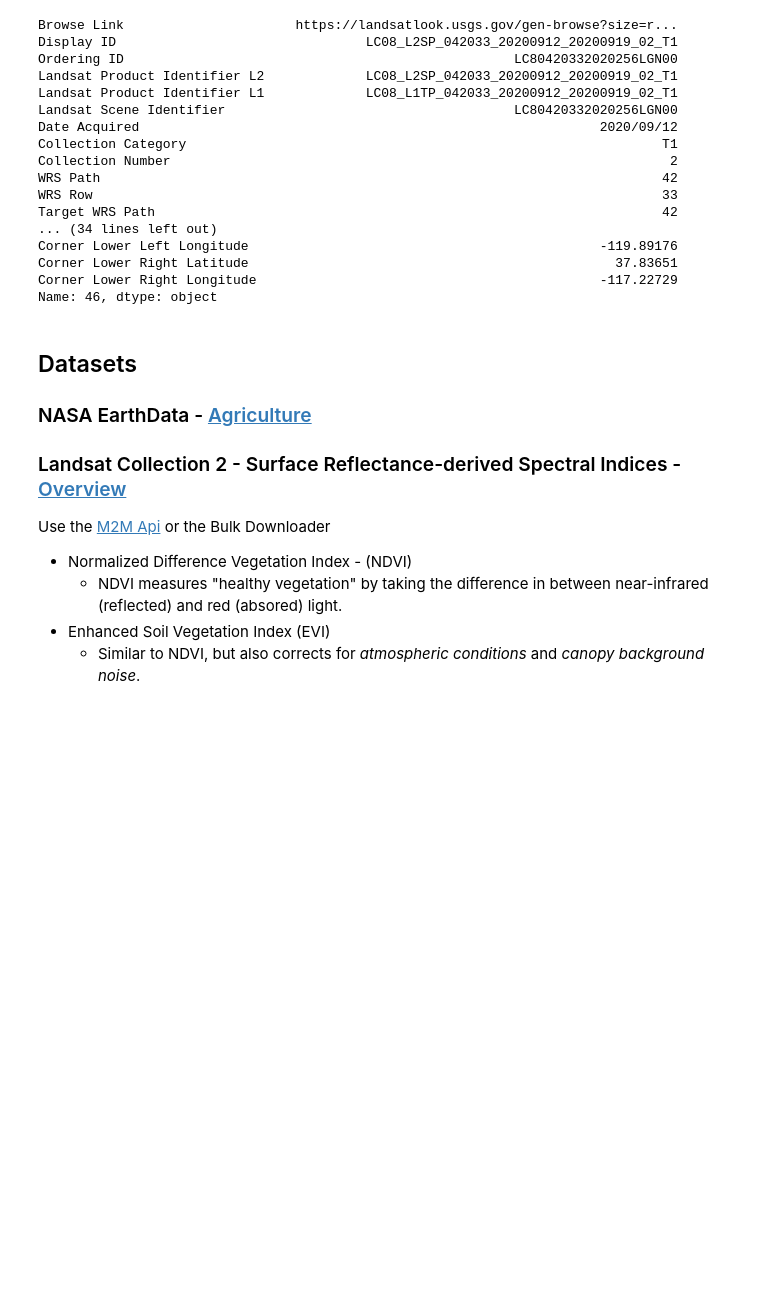
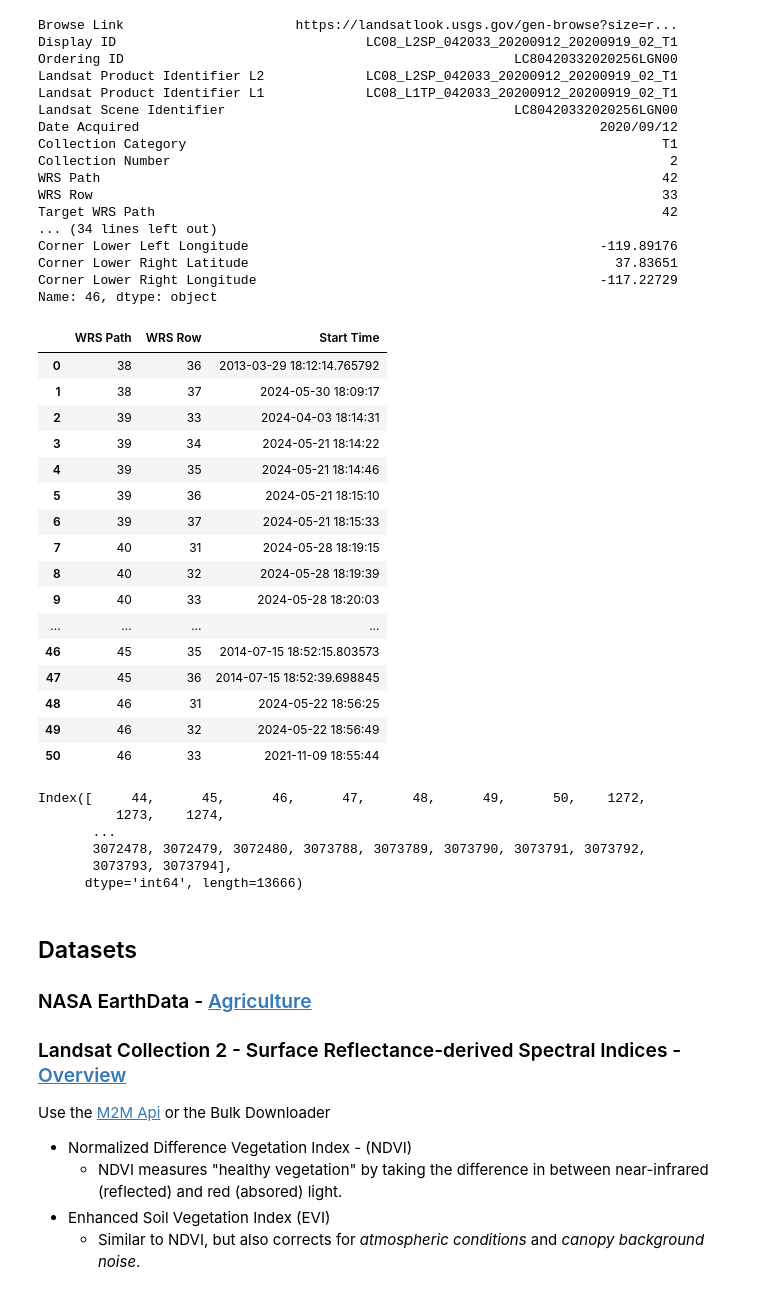
Before and after one commit to CamYench/AgriSense-210-Capstone, a Jupyter notebook: landsat_examples/client.ipynb, the cells around one changed output. Cells and saved outputs as stored; diff of their text form; code cells hidden in the pictures; blank space fills up the shorter version.

Commit message:
some landsat data examples

```diff
--- a/landsat_examples/client.ipynb
+++ b/landsat_examples/client.ipynb
@@ -157,0 +144,33 @@ ca_display_ids = ca_data["Display ID"].to_list()
+# %%
+# get the max date acquired for each WRS Path/Row
+most_recent = ca_data.groupby(["WRS Path", "WRS Row"], as_index=False)[["Start Time"]].max()
+
+most_recent
+# %% [output]
+|  | WRS Path | WRS Row | Start Time |
+| 0 | 38 | 36 | 2013-03-29 18:12:14.765792 |
+| 1 | 38 | 37 | 2024-05-30 18:09:17 |
+| 2 | 39 | 33 | 2024-04-03 18:14:31 |
+| 3 | 39 | 34 | 2024-05-21 18:14:22 |
+| 4 | 39 | 35 | 2024-05-21 18:14:46 |
+| 5 | 39 | 36 | 2024-05-21 18:15:10 |
+| 6 | 39 | 37 | 2024-05-21 18:15:33 |
+| 7 | 40 | 31 | 2024-05-28 18:19:15 |
+| 8 | 40 | 32 | 2024-05-28 18:19:39 |
+| 9 | 40 | 33 | 2024-05-28 18:20:03 |
+| ... | ... | ... | ... |
+| 46 | 45 | 35 | 2014-07-15 18:52:15.803573 |
+| 47 | 45 | 36 | 2014-07-15 18:52:39.698845 |
+| 48 | 46 | 31 | 2024-05-22 18:56:25 |
+| 49 | 46 | 32 | 2024-05-22 18:56:49 |
+| 50 | 46 | 33 | 2021-11-09 18:55:44 |
+# %%
+ca_data.index
+# most_recent.index
+# %% [output]
+Index([     44,      45,      46,      47,      48,      49,      50,    1272,
+          1273,    1274,
+       ...
+       3072478, 3072479, 3072480, 3073788, 3073789, 3073790, 3073791, 3073792,
+       3073793, 3073794],
+      dtype='int64', length=13666)
```
Also changed, not shown: parts of 16 cells of this notebook, 6 other files.
